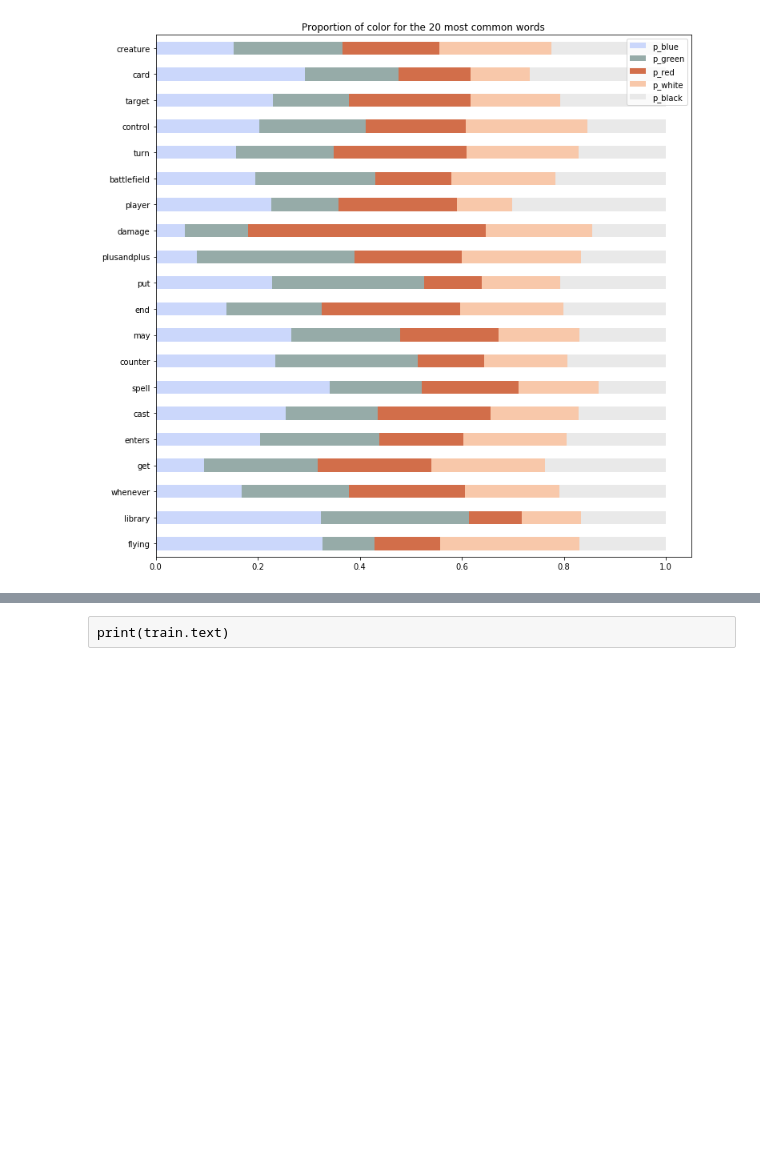
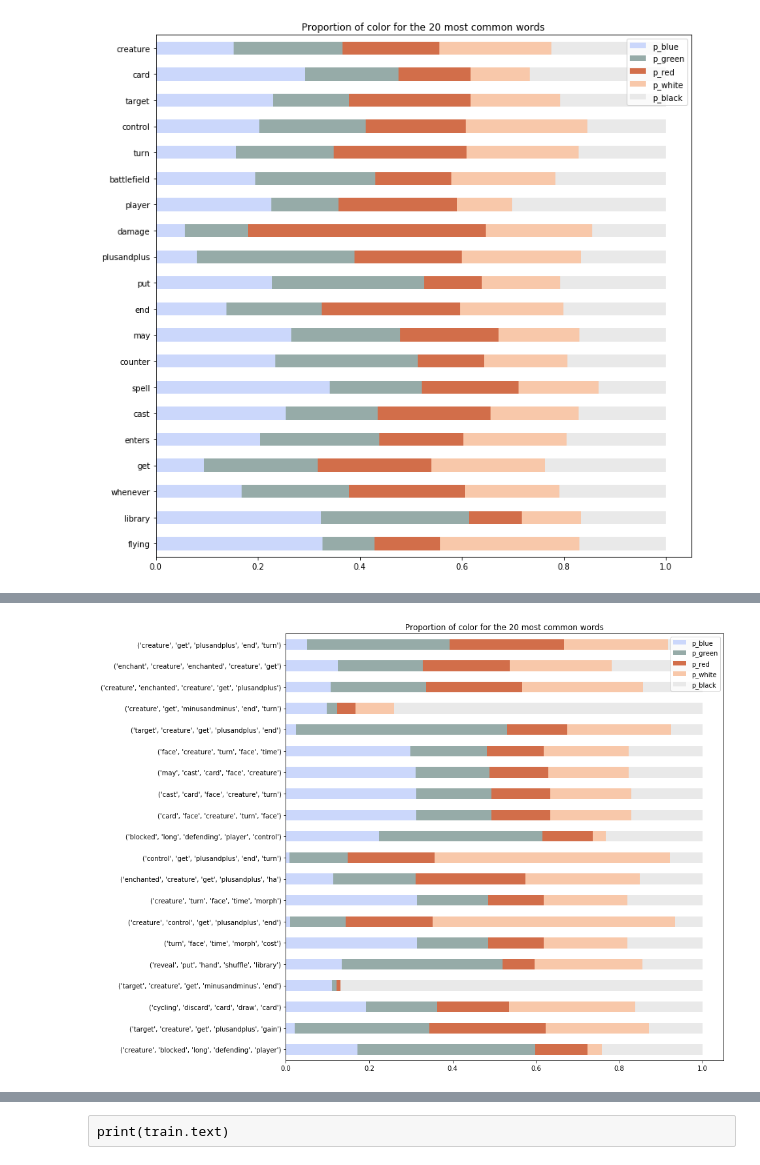
Before and after one commit to Johndsalas/-Magic_The_Gathering_NLP, a Jupyter notebook: NLP_MTG.ipynb, the cells around one changed output, grey strips where cells are left out. Saved outputs shown, nothing was run; the diff lists cells and outputs as text; code cells hidden in the pictures; blank space fills up the shorter version.

```diff
--- a/NLP_MTG.ipynb
+++ b/NLP_MTG.ipynb
@@ -123,0 +214,4 @@ NotebookApp.rate_limit_window=3.0 (secs)
+# %%
+get_word_distribution_graph(5)
+# %% [output]
+[figure, added]
```
Also changed, not shown: parts of 10 cells of this notebook.
